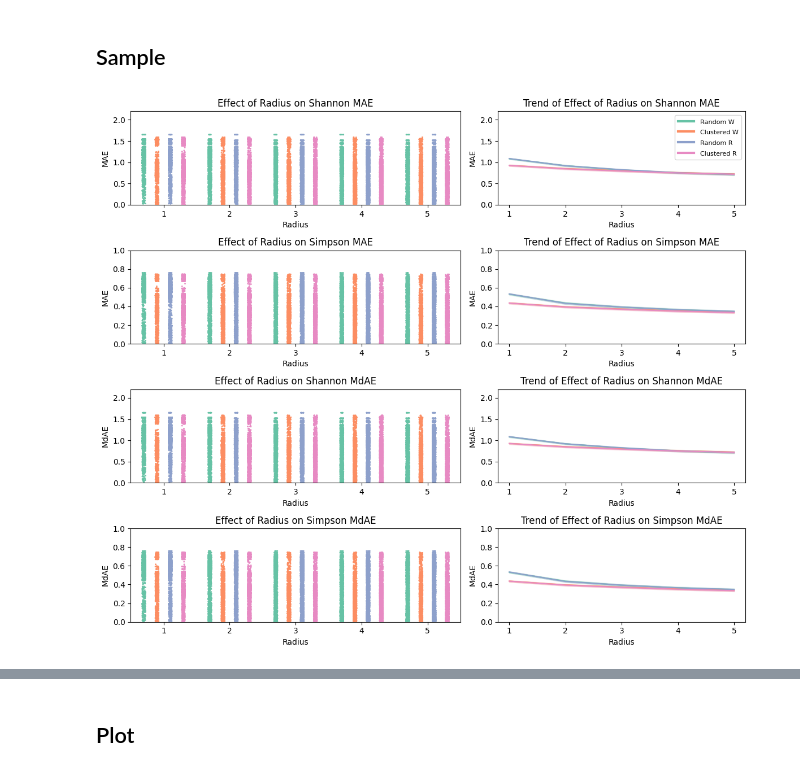
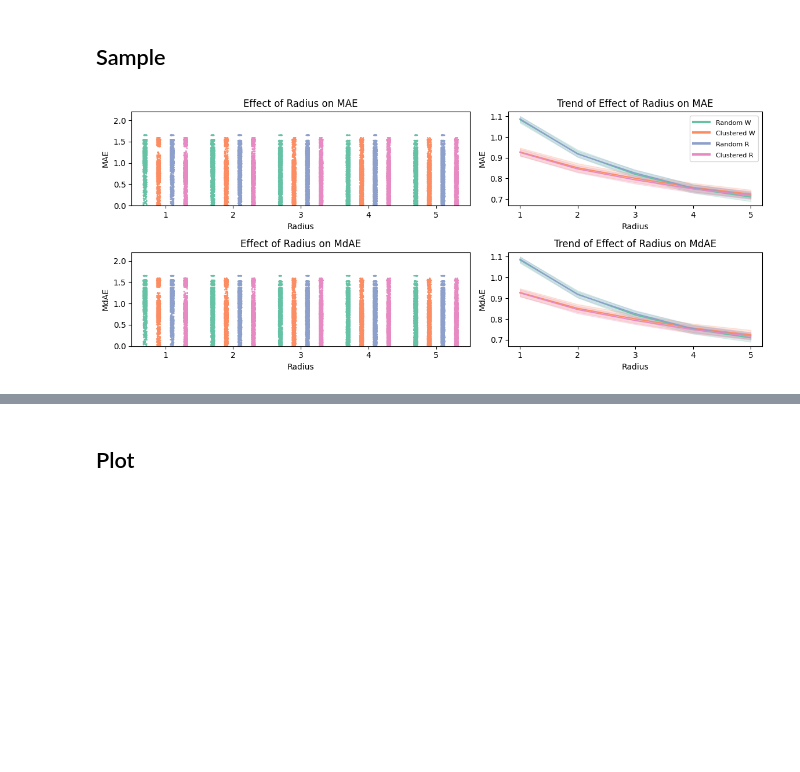
Before and after one commit to timovdk/BLOSSOM, a Jupyter notebook: figures/5-results_viz.ipynb, the cells around one changed output, grey strips where cells are left out. Drawn from its saved outputs; the diff is of its cells as text; code cells hidden in the pictures; blank space fills up the shorter version.

```diff
--- a/figures/5-results_viz.ipynb
+++ b/figures/5-results_viz.ipynb
@@ -298,85 +279,55 @@ df2['sampling_strat'] = 'reg'
 df_combined = pd.concat([df1, df2])
 df_combined['setup'] = df_combined["distribution"] + df_combined["sampling_strat"]
 
-fig = plt.figure(figsize=(11.69,10))
+fig = plt.figure(figsize=(11.69,5))
 
-gs = GridSpec(4, 2, width_ratios=[4, 3], height_ratios=[1, 1, 1, 1])
+gs = GridSpec(2, 2, width_ratios=[4, 3], height_ratios=[1, 1])
 ax1 = fig.add_subplot(gs[0])
 ax2 = fig.add_subplot(gs[1])
 ax3 = fig.add_subplot(gs[2])
 ax4 = fig.add_subplot(gs[3])
-ax5 = fig.add_subplot(gs[4])
-ax6 = fig.add_subplot(gs[5])
-ax7 = fig.add_subplot(gs[6])
-ax8 = fig.add_subplot(gs[7])
 
 # Plot [mae, w]
 sns.stripplot(size=2, dodge=True, x='r', y='mae_sh', hue='setup', palette=sns.color_palette("Set2")[:4], data=df_combined, ax=ax1, legend=False)
-ax1.set_title('Effect of Radius on Shannon MAE')
+ax1.set_title('Effect of Radius on MAE')
 ax1.set_xlabel('Radius')
 ax1.set_ylabel('MAE')
 ax1.set_ybound(0, 2.2)
 
 g = sns.lineplot(x='r', y='mae_sh', hue='setup', palette=sns.color_palette("Set2")[:4], data=df_combined, ax=ax2, legend=True)
-ax2.set_title('Trend of Effect of Radius on Shannon MAE')
+ax2.set_title('Trend of Effect of Radius on MAE')
 ax2.set_xlabel('Radius')
 ax2.set_ylabel('MAE')
 g.set_xticks([1, 2, 3, 4, 5])
-ax2.set_ybound(0, 2.2)
+#ax2.set_ybound(0, 2.2)
 for lh in g.legend_.legend_handles:
     lh.set_linewidth('3')
 g.legend_.set_title('')
 new_labels = ['Random W', 'Clustered W', 'Random R', 'Clustered R']
 for t, l in zip(g.legend_.texts, new_labels):
     t.set_text(l)
     t.set_fontsize('8')
 
-# Plot [mae, w]
-sns.stripplot(size=2, dodge=True, x='r', y='mae_si', hue='setup', palette=sns.color_palette("Set2")[:4], data=df_combined, ax=ax3, legend=False)
-ax3.set_title('Effect of Radius on Simpson MAE')
+sns.stripplot(size=2, dodge=True, x='r', y='mdae_sh', hue='setup', palette=sns.color_palette("Set2")[:4], data=df_combined, ax=ax3, legend=False)
+ax3.set_title('Effect of Radius on MdAE')
 ax3.set_xlabel('Radius')
-ax3.set_ylabel('MAE')
-ax3.set_ybound(0, 1)
+ax3.set_ylabel('MdAE')
+ax3.set_ybound(0, 2.2)
 
-g = sns.lineplot(x='r', y='mae_si', hue='setup', palette=sns.color_palette("Set2")[:4], data=df_combined, ax=ax4, legend=False)
-ax4.set_title('Trend of Effect of Radius on Simpson MAE')
+g = sns.lineplot(x='r', y='mdae_sh', hue='setup', palette=sns.color_palette("Set2")[:4], data=df_combined, ax=ax4, legend=False)
+ax4.set_title('Trend of Effect of Radius on MdAE')
 ax4.set_xlabel('Radius')
-ax4.set_ylabel('MAE')
+ax4.set_ylabel('MdAE')
 g.set_xticks([1, 2, 3, 4, 5])
-ax4.set_ybound(0, 1)
+#ax4.set_ybound(0, 2.2)
 
-sns.stripplot(size=2, dodge=True, x='r', y='mdae_sh', hue='setup', palette=sns.color_palette("Set2")[:4], data=df_combined, ax=ax5, legend=False)
-ax5.set_title('Effect of Radius on Shannon MdAE')
-ax5.set_xlabel('Radius')
-ax5.set_ylabel('MdAE')
-ax5.set_ybound(0, 2.2)
-
-g = sns.lineplot(x='r', y='mdae_sh', hue='setup', palette=sns.color_palette("Set2")[:4], data=df_combined, ax=ax6, legend=False)
-ax6.set_title('Trend of Effect of Radius on Shannon MdAE')
-ax6.set_xlabel('Radius')
-ax6.set_ylabel('MdAE')
-g.set_xticks([1, 2, 3, 4, 5])
-ax6.set_ybound(0, 2.2)
-
-# Plot [mae, w]
-sns.stripplot(size=2, dodge=True, x='r', y='mdae_si', hue='setup', palette=sns.color_palette("Set2")[:4], data=df_combined, ax=ax7, legend=False)
-ax7.set_title('Effect of Radius on Simpson MdAE')
-ax7.set_xlabel('Radius')
-ax7.set_ylabel('MdAE')
-ax7.set_ybound(0, 1)
-
-g = sns.lineplot(x='r', y='mdae_si', hue='setup', palette=sns.color_palette("Set2")[:4], data=df_combined, ax=ax8, legend=False)
-ax8.set_title('Trend of Effect of Radius on Simpson MdAE')
-ax8.set_xlabel('Radius')
-ax8.set_ylabel('MdAE')
-g.set_xticks([1, 2, 3, 4, 5])
-ax8.set_ybound(0, 1)
 # Adjust layout to make sure plots are neatly arranged
 plt.tight_layout()
 plt.savefig("5-diversity_indices_sample.pdf", format="pdf", bbox_inches="tight")
+plt.savefig("5-diversity_indices_sample.png", format="png", bbox_inches="tight")
 plt.show()
 # %% [output]
-[figure, old version]
+[figure, new version]
 # %%
 df1 = pd.read_csv('../experiments/analysis_out/diversity_indices_sample_w.csv')
 df1['sampling_strat'] = 'w'
```
Also changed, not shown: parts of 15 cells of this notebook, 54 other files.
